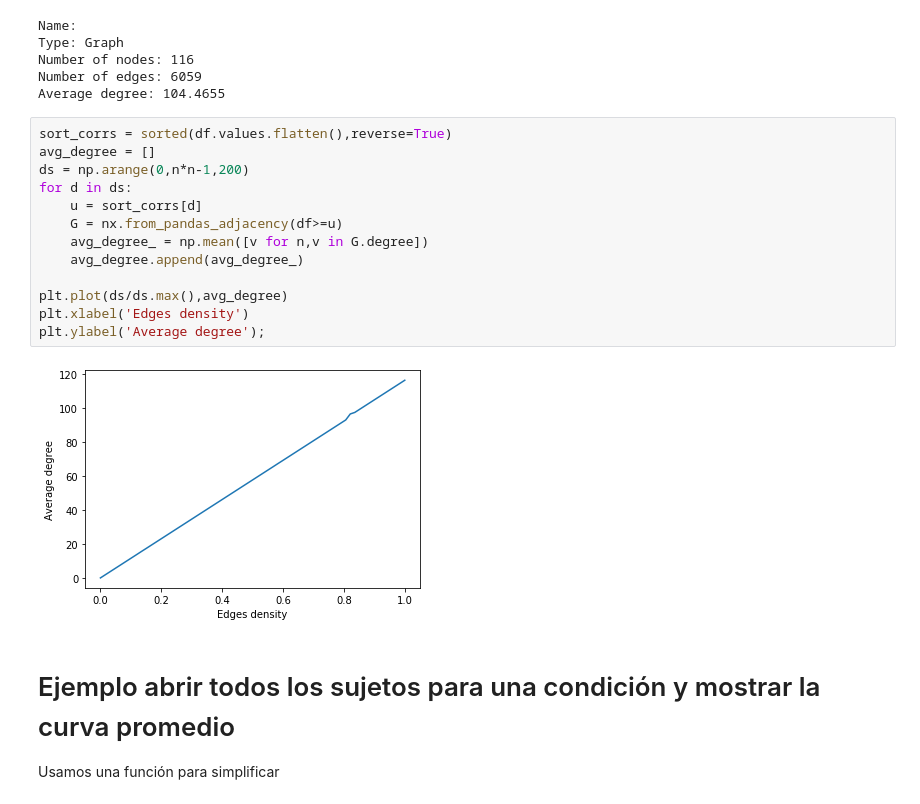
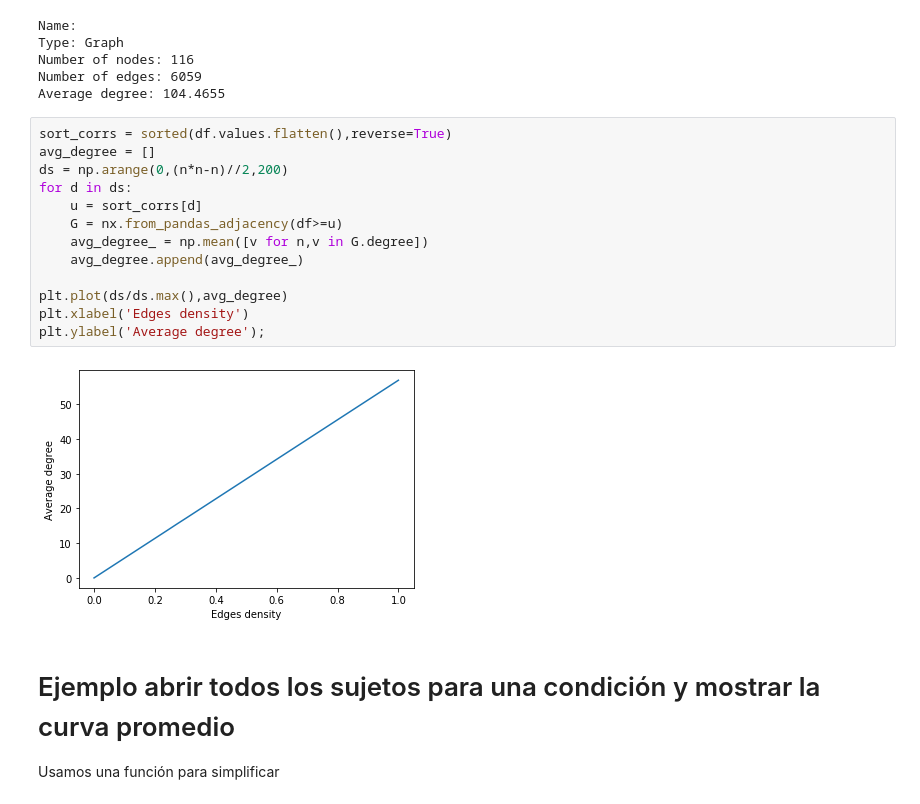
Before and after one commit to jkamienkowski/dmcyt_tp2, a Jupyter notebook: tp2/Tp2_demo.ipynb, the cells around one changed output. Cells and saved outputs as stored; diff of their text form.

```diff
--- a/tp2/Tp2_demo.ipynb
+++ b/tp2/Tp2_demo.ipynb
@@ -68,18 +68,18 @@ Average degree: 104.4655
 # %%
 sort_corrs = sorted(df.values.flatten(),reverse=True)
 avg_degree = []
-ds = np.arange(0,n*n-1,200)
+ds = np.arange(0,(n*n-n)//2,200)
 for d in ds:
     u = sort_corrs[d]
     G = nx.from_pandas_adjacency(df>=u)
     avg_degree_ = np.mean([v for n,v in G.degree])
     avg_degree.append(avg_degree_)
 
 plt.plot(ds/ds.max(),avg_degree)
 plt.xlabel('Edges density')
 plt.ylabel('Average degree');
 # %% [output]
-[figure, old version]
+[figure, new version]
 # %% [markdown]
 # Ejemplo abrir todos los sujetos para una condición y mostrar la curva promedio
 
```
Also changed, not shown: parts of 5 cells of this notebook.
